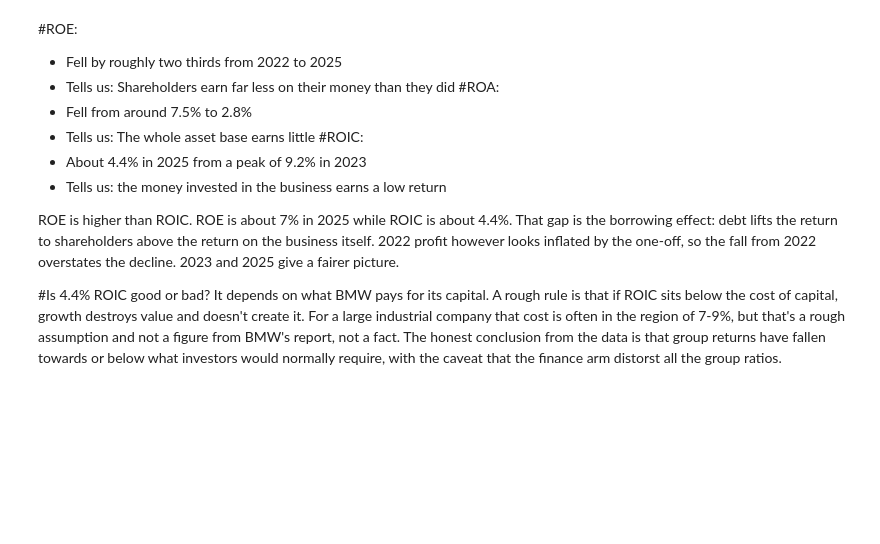
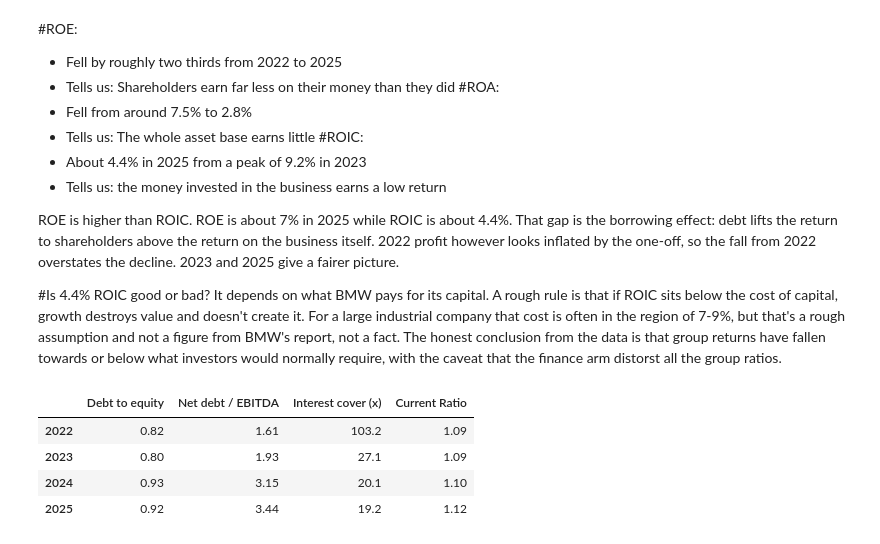
Before and after one commit to JoeSteward-04/Asset-Management-Project, a Jupyter notebook: notebooks/BMW_data_pull.ipynb, the cells around one changed output. Drawn from its saved outputs; the diff is of its cells as text; code cells hidden in the pictures; blank space fills up the shorter version.

Commit message:
Add leverage and liquidity ratios for BMW

```diff
--- a/notebooks/BMW_data_pull.ipynb
+++ b/notebooks/BMW_data_pull.ipynb
@@ -573,3 +573,24 @@ ROE is higher than ROIC. ROE is about 7% in 2025 while ROIC is about 4.4%. That
 
 #Is 4.4% ROIC good or bad?
 It depends on what BMW pays for its capital. A rough rule is that if ROIC sits below the cost of capital, growth destroys value and doesn't create it. For a large industrial company that cost is often in the region of 7-9%, but that's a rough assumption and not a figure from BMW's report, not a fact. The honest conclusion from the data is that group returns have fallen towards or below what investors would normally require, with the caveat that the finance arm distorst all the group ratios.
+# %%
+leverage = pd.DataFrame({
+    "Debt to equity": (balance.loc["Total Debt"]/
+                       balance.loc["Stockholders Equity"]).round(2),
+    "Net debt / EBITDA": (balance.loc["Net Debt"]/
+                          income.loc["EBITDA"]).round(2),
+    "Interest cover (x)": (income.loc["EBIT"] /
+                           income.loc["Interest Expense"]).round(1),
+    "Current Ratio": (balance.loc["Current Assets"] /
+                      balance.loc["Current Liabilities"]).round(2),
+                         }).dropna(how="all")
+
+leverage.index = leverage.index.year
+leverage = leverage.sort_index()
+leverage
+# %% [output]
+|  | Debt to equity | Net debt / EBITDA | Interest cover (x) | Current Ratio |
+| 2022 | 0.82 | 1.61 | 103.2 | 1.09 |
+| 2023 | 0.80 | 1.93 | 27.1 | 1.09 |
+| 2024 | 0.93 | 3.15 | 20.1 | 1.10 |
+| 2025 | 0.92 | 3.44 | 19.2 | 1.12 |
```
Also changed, not shown: parts of 5 cells of this notebook.
